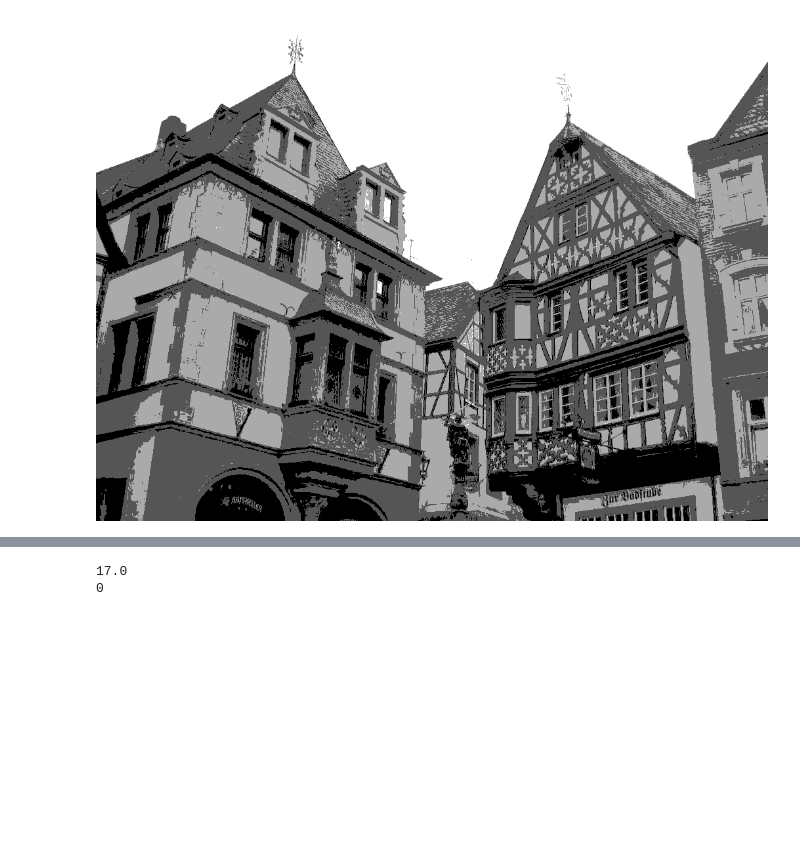
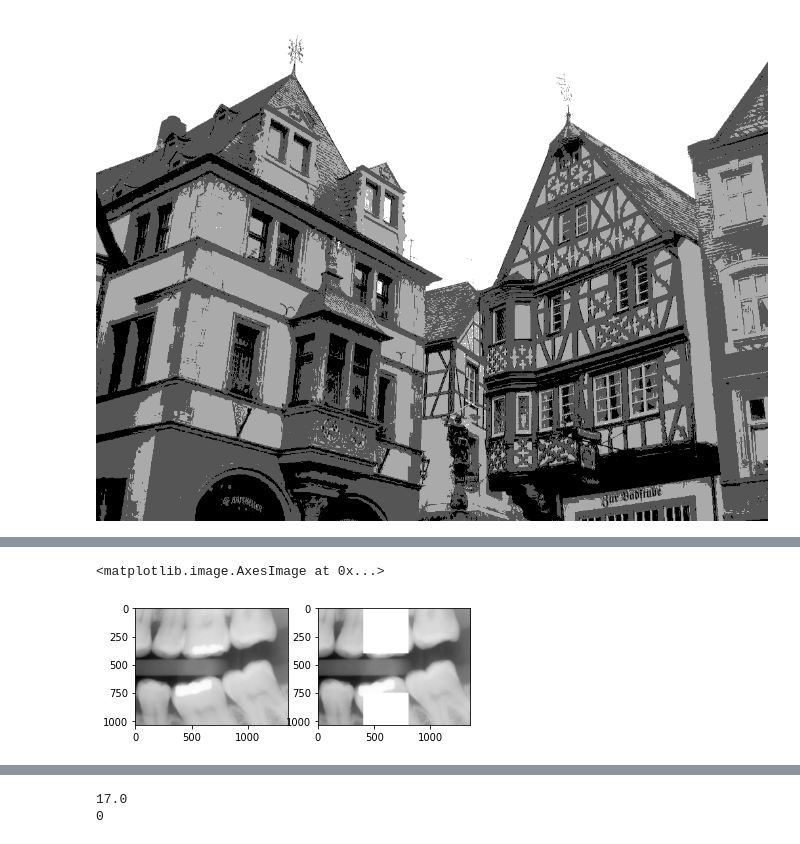
Before and after one commit to NN2777/Phyton-Image-Processing, a Jupyter notebook: Praktikum_Week4.ipynb, the cells around one changed output, grey strips where cells are left out. Drawn from its saved outputs; the diff is of its cells as text; code cells hidden in the pictures; blank space fills up the shorter version.

```diff
--- a/Praktikum_Week4.ipynb
+++ b/Praktikum_Week4.ipynb
@@ -123,0 +104,20 @@ cv2_imshow(bitwiseAnd)
+# %%
+import matplotlib.pyplot as plt
+
+teeth = cv.imread('/content/drive/MyDrive/koceng/teeth.jpg')
+#show and find the shape of image
+
+#Create Or masking
+box = np.zeros(teeth.shape, dtype=np.uint8)
+#Creating 2 box area for masking
+box1 = cv.rectangle(box,(400,0),(800,400),color=(255,255,255),thickness=-1)
+box2 = cv.rectangle(box1,(400,750),(800,1036),color=(255,255,255),thickness=-1)
+# Doing the bitwise or operation
+result_or = cv.bitwise_or(teeth, box2)
+
+fig, frame = plt.subplots(1,2)
+frame[0].imshow(teeth)
+frame[1].imshow(result_or)
+# %% [output]
+<matplotlib.image.AxesImage at 0x...>
+[figure, added]
```
Also changed, not shown: parts of 6 cells of this notebook.
